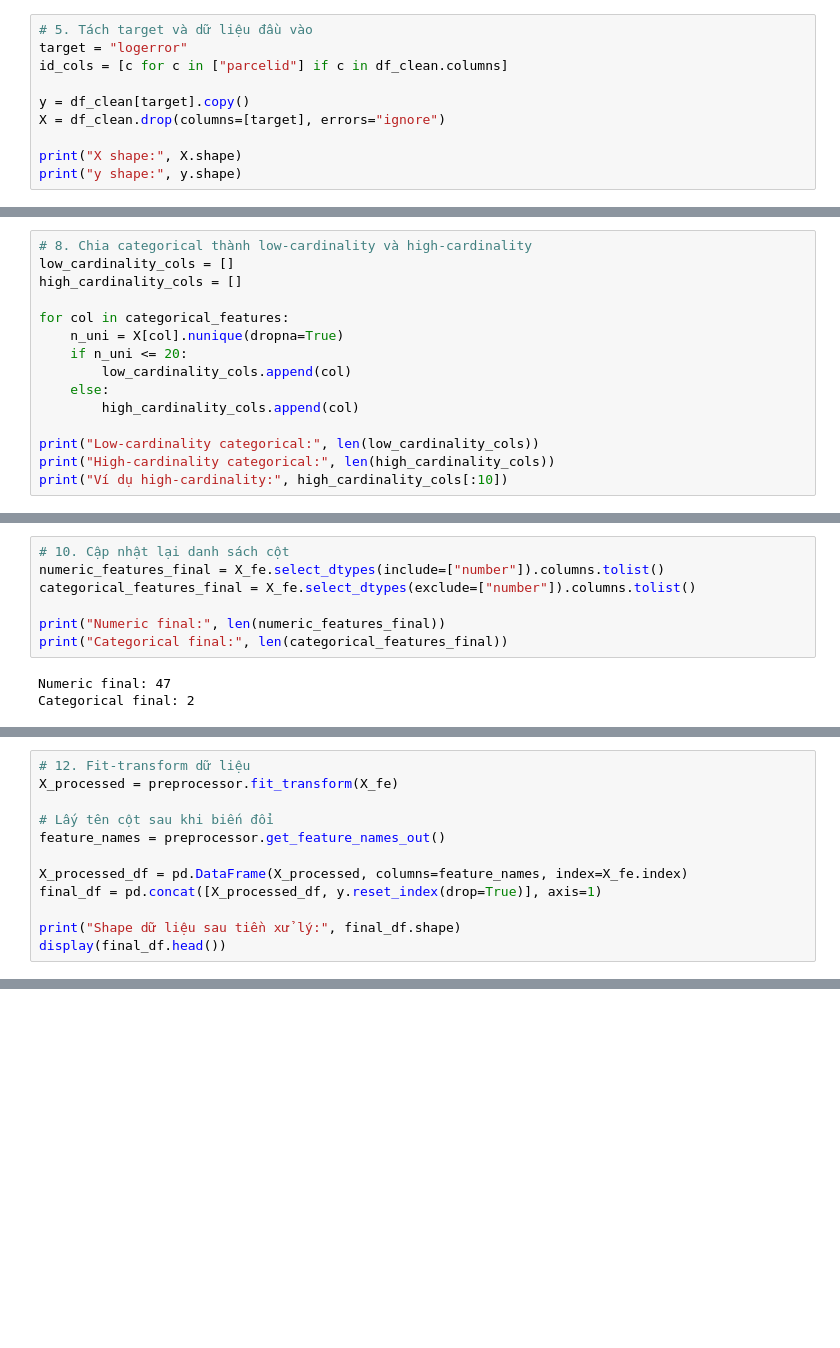
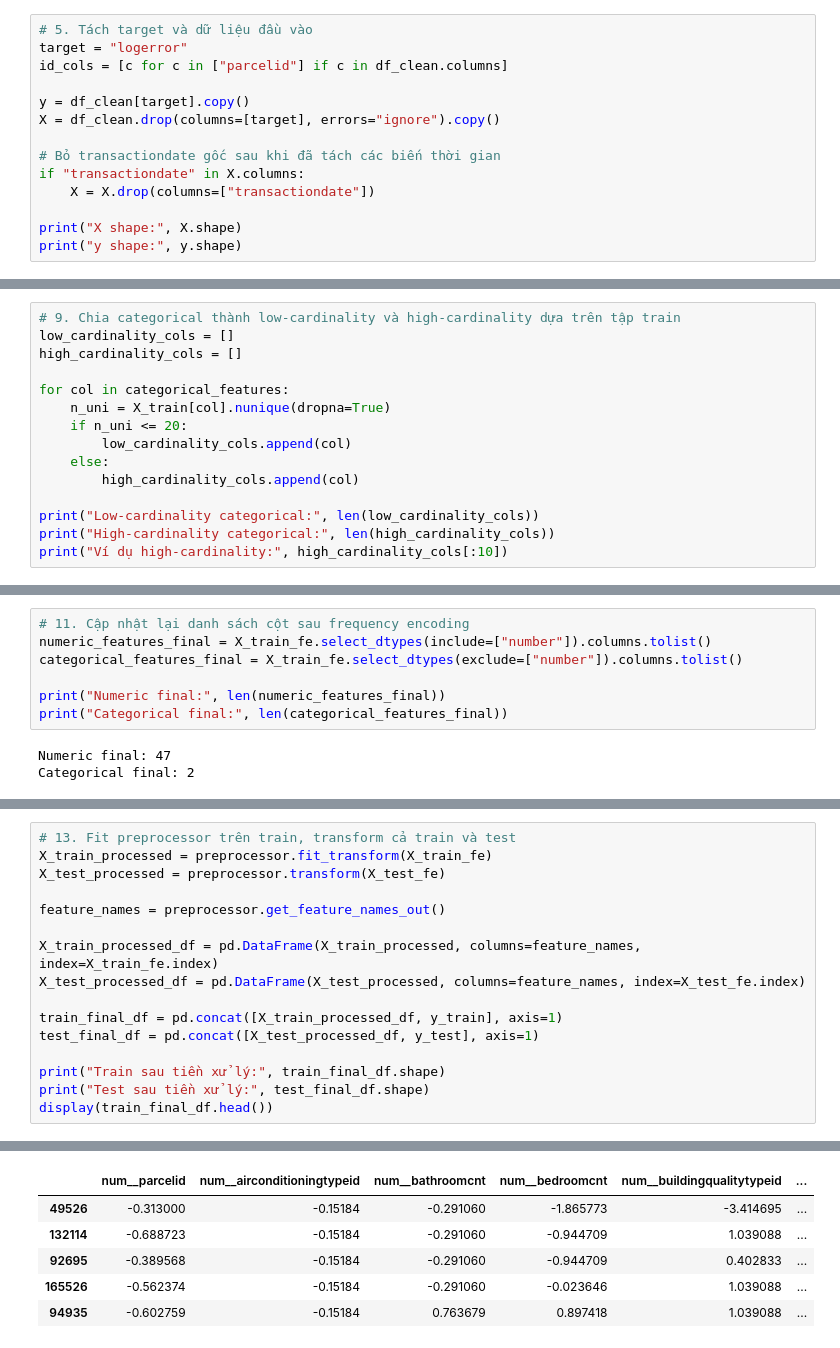
Before and after one commit to TranKhoaa/CO3117_Machine-Learning_Assignment_HCMUT, a Jupyter notebook: src/eda_preprocessing.ipynb, the cells around one changed output, grey strips where cells are left out. Cells and saved outputs as stored; diff of their text form; blank space fills up the shorter version.

```diff
--- a/src/eda_preprocessing.ipynb
+++ b/src/eda_preprocessing.ipynb
@@ -455,7 +460,11 @@ target = "logerror"
 id_cols = [c for c in ["parcelid"] if c in df_clean.columns]
 
 y = df_clean[target].copy()
-X = df_clean.drop(columns=[target], errors="ignore")
+X = df_clean.drop(columns=[target], errors="ignore").copy()
+
+# Bỏ transactiondate gốc sau khi đã tách các biến thời gian
+if "transactiondate" in X.columns:
+    X = X.drop(columns=["transactiondate"])
 
 print("X shape:", X.shape)
 print("y shape:", y.shape)
@@ -500,10 +528,10 @@ X = X_clipped
 # %%
-# 8. Chia categorical thành low-cardinality và high-cardinality
+# 9. Chia categorical thành low-cardinality và high-cardinality dựa trên tập train
 low_cardinality_cols = []
 high_cardinality_cols = []
 
 for col in categorical_features:
-    n_uni = X[col].nunique(dropna=True)
+    n_uni = X_train[col].nunique(dropna=True)
     if n_uni <= 20:
         low_cardinality_cols.append(col)
     else:
@@ -529,7 +563,7 @@ X_fe = X_fe.drop(columns=high_cardinality_cols)
 # %%
-# 10. Cập nhật lại danh sách cột
-numeric_features_final = X_fe.select_dtypes(include=["number"]).columns.tolist()
-categorical_features_final = X_fe.select_dtypes(exclude=["number"]).columns.tolist()
+# 11. Cập nhật lại danh sách cột sau frequency encoding
+numeric_features_final = X_train_fe.select_dtypes(include=["number"]).columns.tolist()
+categorical_features_final = X_train_fe.select_dtypes(exclude=["number"]).columns.tolist()
 
 print("Numeric final:", len(numeric_features_final))
 print("Categorical final:", len(categorical_features_final))
@@ -555,15 +589,3 @@ preprocessor = ColumnTransformer(
     ],
     remainder="drop"
 )
-# %%
-# 12. Fit-transform dữ liệu
-X_processed = preprocessor.fit_transform(X_fe)
-
-# Lấy tên cột sau khi biến đổi
-feature_names = preprocessor.get_feature_names_out()
-
-X_processed_df = pd.DataFrame(X_processed, columns=feature_names, index=X_fe.index)
-final_df = pd.concat([X_processed_df, y.reset_index(drop=True)], axis=1)
-
-print("Shape dữ liệu sau tiền xử lý:", final_df.shape)
-display(final_df.head())
@@ -577,0 +592,17 @@ Shape dữ liệu sau tiền xử lý: (167888, 50)
+# %%
+# 13. Fit preprocessor trên train, transform cả train và test
+X_train_processed = preprocessor.fit_transform(X_train_fe)
+X_test_processed = preprocessor.transform(X_test_fe)
+
+feature_names = preprocessor.get_feature_names_out()
+
+X_train_processed_df = pd.DataFrame(X_train_processed, columns=feature_names, index=X_train_fe.index)
+X_test_processed_df = pd.DataFrame(X_test_processed, columns=feature_names, index=X_test_fe.index)
+
+train_final_df = pd.concat([X_train_processed_df, y_train], axis=1)
+test_final_df = pd.concat([X_test_processed_df, y_test], axis=1)
+
+print("Train sau tiền xử lý:", train_final_df.shape)
+print("Test sau tiền xử lý:", test_final_df.shape)
+display(train_final_df.head())
+# %% [output]
@@ -578 +611,7 @@ Shape dữ liệu sau tiền xử lý: (167888, 50)
+|  | num__parcelid | num__airconditioningtypeid | num__bathroomcnt | num__bedroomcnt | num__buildingqualitytypeid | ... |
+| 49526 | -0.313000 | -0.15184 | -0.291060 | -1.865773 | -3.414695 | ... |
+| 132114 | -0.688723 | -0.15184 | -0.291060 | -0.944709 | 1.039088 | ... |
+| 92695 | -0.389568 | -0.15184 | -0.291060 | -0.944709 | 0.402833 | ... |
+| 165526 | -0.562374 | -0.15184 | -0.291060 | -0.023646 | 1.039088 | ... |
+| 94935 | -0.602759 | -0.15184 | 0.763679 | 0.897418 | 1.039088 | ... |
 # %%
```
Also changed, not shown: parts of 29 cells of this notebook.
